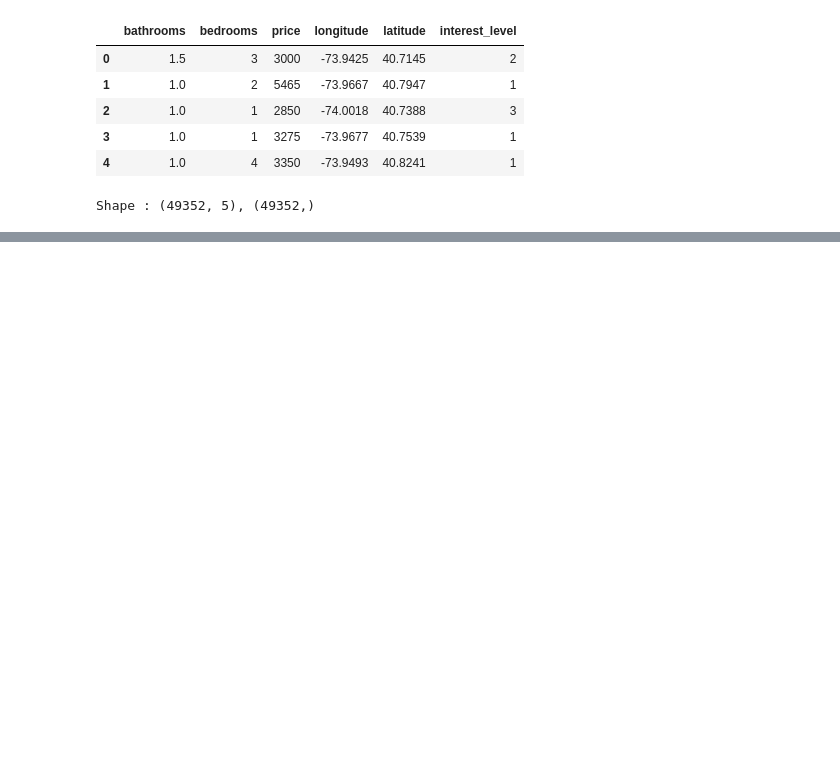
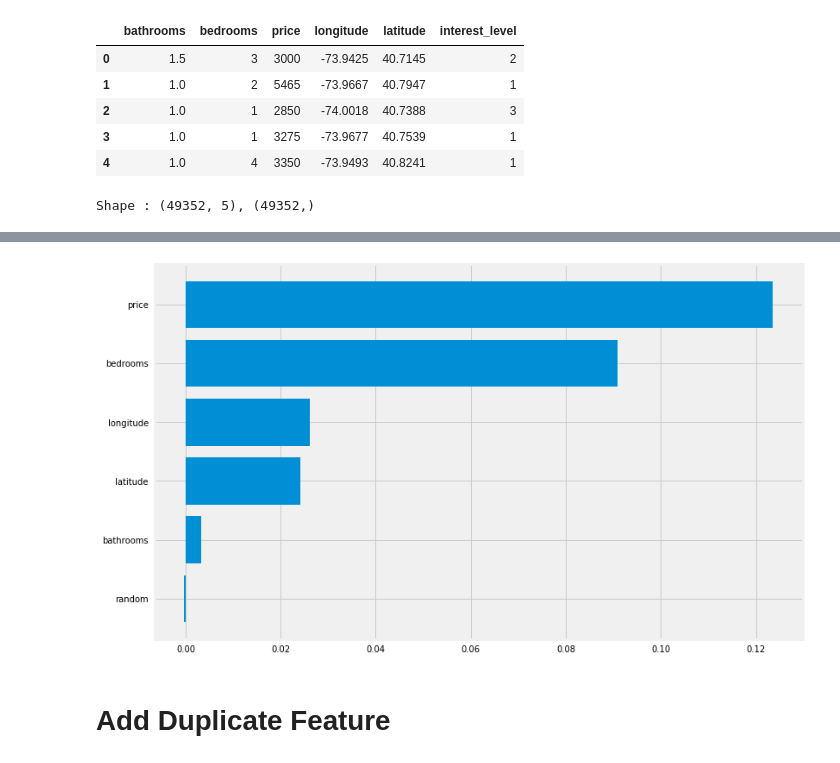
Before and after one commit to ImadDabbura/ml-zoo, a Jupyter notebook: notebooks/Feature Importances.ipynb, the cells around one changed output, grey strips where cells are left out. Saved outputs shown, nothing was run; the diff lists cells and outputs as text; code cells hidden in the pictures; blank space fills up the shorter version.

```diff
--- a/notebooks/Feature Importances.ipynb
+++ b/notebooks/Feature Importances.ipynb
@@ -159,0 +112,16 @@ plt.yticks(range(5), df.columns[:-1][idxs]);
+# %%
+# Fit rf classifier using new df with random column
+rf_clf = RandomForestClassifier(n_estimators=100,
+                                min_samples_leaf=5,
+                                oob_score=True,
+                                n_jobs=-1)
+drop_col_imp = drop_column_importances(rf_clf, X_train, y_train)
+
+idxs = np.argsort(perm_imp)
+plt.figure(figsize=(12, 8))
+plt.barh(range(6), perm_imp[idxs])
+plt.yticks(range(6), np.array(features)[idxs]);
+# %% [output]
+[figure, added]
+# %% [markdown]
+# Add Duplicate Feature
```
Also changed, not shown: parts of 20 cells of this notebook, 3 other files.
